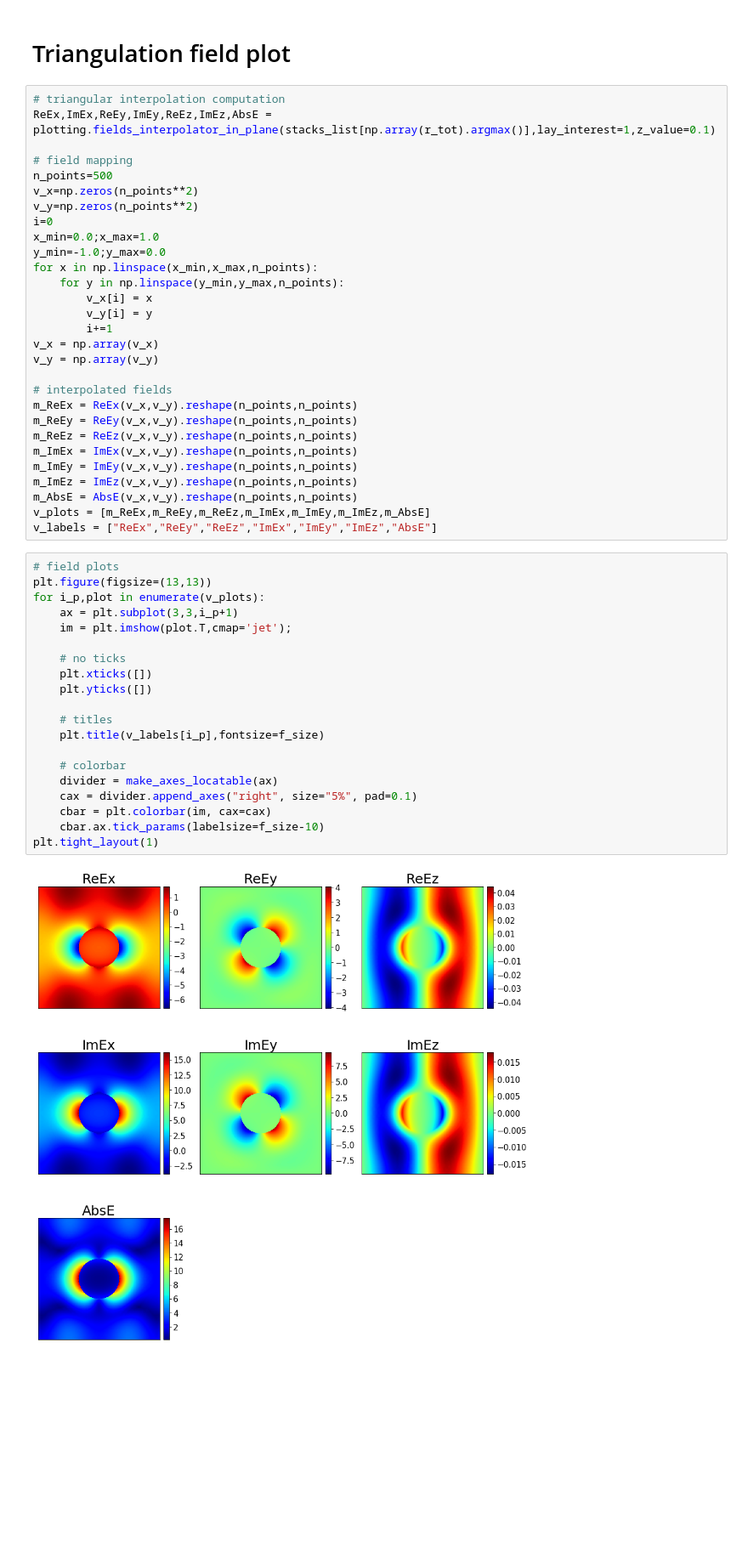
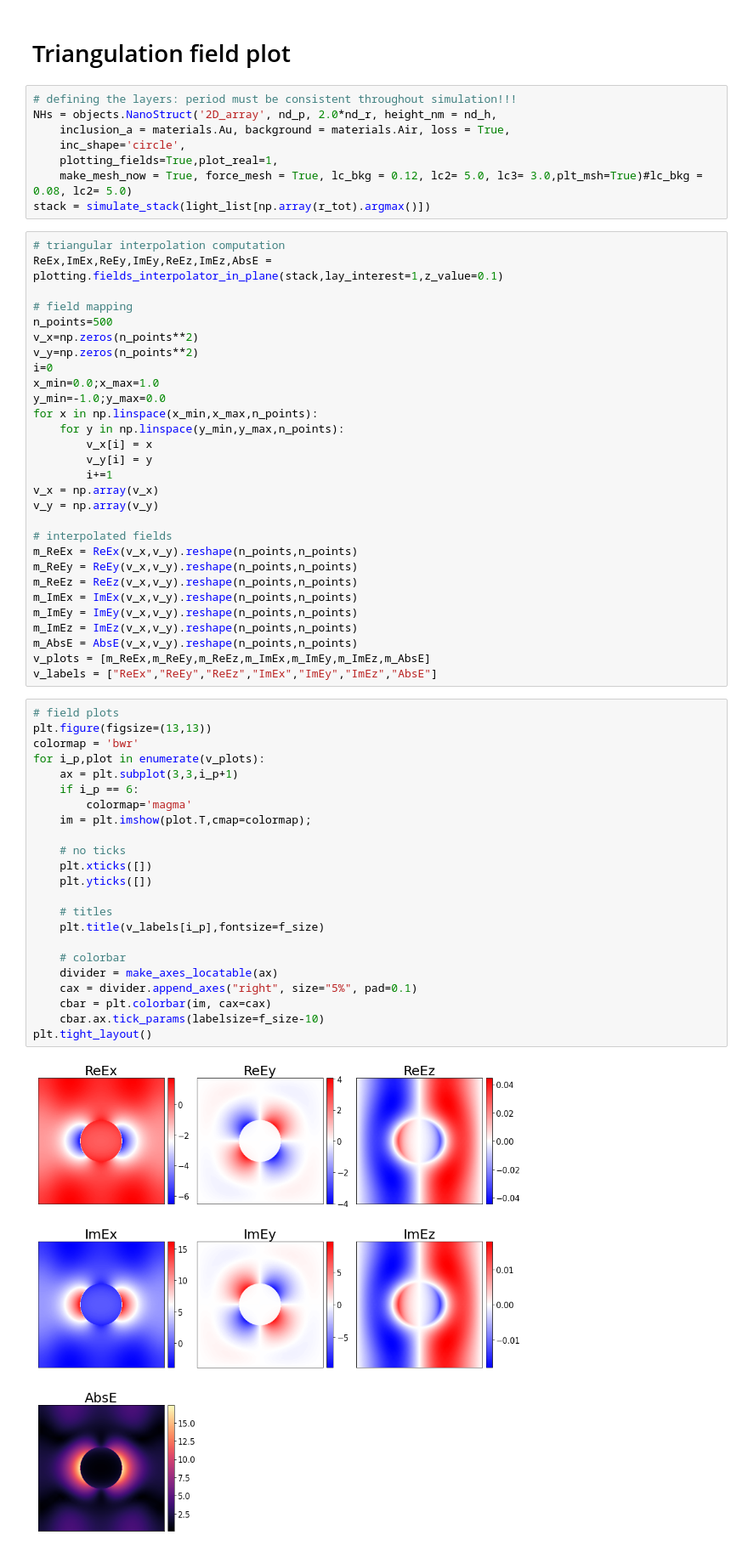
Before and after one commit to bjornsturmberg/EMUstack, a Jupyter notebook: examples/Au Nanodisk Array with Interpolators.ipynb, the cells around one changed output. Shown at 85% size. Drawn from its saved outputs; the diff is of its cells as text; blank space fills up the shorter version.

```diff
--- a/examples/Au Nanodisk Array with Interpolators.ipynb
+++ b/examples/Au Nanodisk Array with Interpolators.ipynb
@@ -108,9 +108,17 @@ plt.legend( ["R","T"],fontsize = f_size, loc='center left',fancybox=True);
 [figure]
 # %% [markdown]
 # Triangulation field plot
+# %%
+# defining the layers: period must be consistent throughout simulation!!!
+NHs = objects.NanoStruct('2D_array', nd_p, 2.0*nd_r, height_nm = nd_h,
+    inclusion_a = materials.Au, background = materials.Air, loss = True,
+    inc_shape='circle',
+    plotting_fields=True,plot_real=1,
+    make_mesh_now = True, force_mesh = True, lc_bkg = 0.12, lc2= 5.0, lc3= 3.0,plt_msh=True)#lc_bkg = 0.08, lc2= 5.0)
+stack = simulate_stack(light_list[np.array(r_tot).argmax()])
 # %%
 # triangular interpolation computation
-ReEx,ImEx,ReEy,ImEy,ReEz,ImEz,AbsE = plotting.fields_interpolator_in_plane(stacks_list[np.array(r_tot).argmax()],lay_interest=1,z_value=0.1)
+ReEx,ImEx,ReEy,ImEy,ReEz,ImEz,AbsE = plotting.fields_interpolator_in_plane(stack,lay_interest=1,z_value=0.1)
 
 # field mapping
 n_points=500
@@ -140,22 +148,25 @@ v_labels = ["ReEx","ReEy","ReEz","ImEx","ImEy","ImEz","AbsE"]
 # %%
 # field plots
 plt.figure(figsize=(13,13))
+colormap = 'bwr'
 for i_p,plot in enumerate(v_plots):
     ax = plt.subplot(3,3,i_p+1)
-    im = plt.imshow(plot.T,cmap='jet');
+    if i_p == 6:
+        colormap='magma'
+    im = plt.imshow(plot.T,cmap=colormap);
 
     # no ticks
     plt.xticks([])
     plt.yticks([])
 
     # titles
     plt.title(v_labels[i_p],fontsize=f_size)
 
     # colorbar
     divider = make_axes_locatable(ax)
     cax = divider.append_axes("right", size="5%", pad=0.1)
     cbar = plt.colorbar(im, cax=cax)
     cbar.ax.tick_params(labelsize=f_size-10)
-plt.tight_layout(1)
+plt.tight_layout()
 # %% [output]
-[figure, old version]
+[figure, new version]
```
Also changed, not shown: parts of 2 cells of this notebook.
